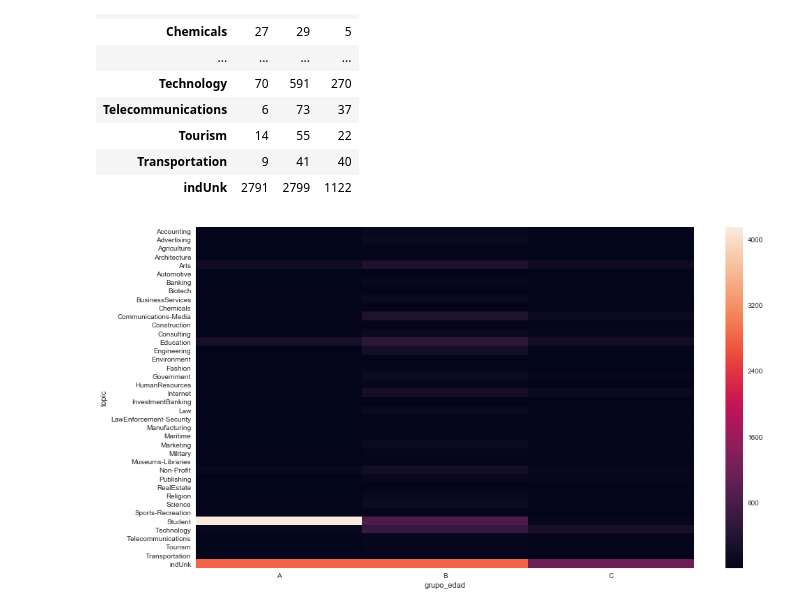
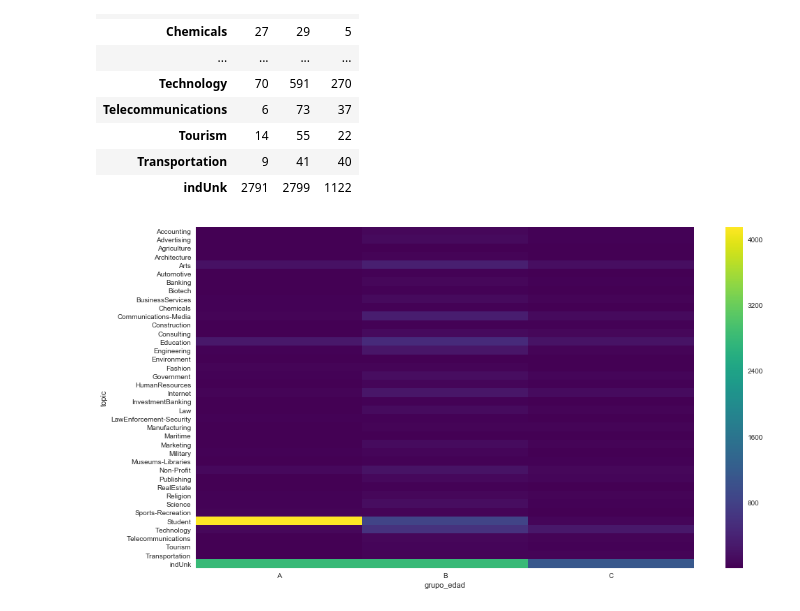
Before and after one commit to Yagwar/Whale-Jaguar, a Jupyter notebook: Preprocesamiento.ipynb, the cells around one changed output. Saved outputs shown, nothing was run; the diff lists cells and outputs as text; code cells hidden in the pictures.

```diff
--- a/Preprocesamiento.ipynb
+++ b/Preprocesamiento.ipynb
@@ -200,6 +200,6 @@ gredad_topic
 | indUnk | 2791 | 2799 | 1122 |
 # %%
 plt.figure(figsize=(16,9))
-ax = sns.heatmap(gredad_topic)#, linewidths=.5)
+ax = sns.heatmap(gredad_topic,cmap="viridis")#, linewidths=.5)
 # %% [output]
-[figure, old version]
+[figure, new version]
```
Also changed, not shown: parts of 3 cells of this notebook, 5 other files.
